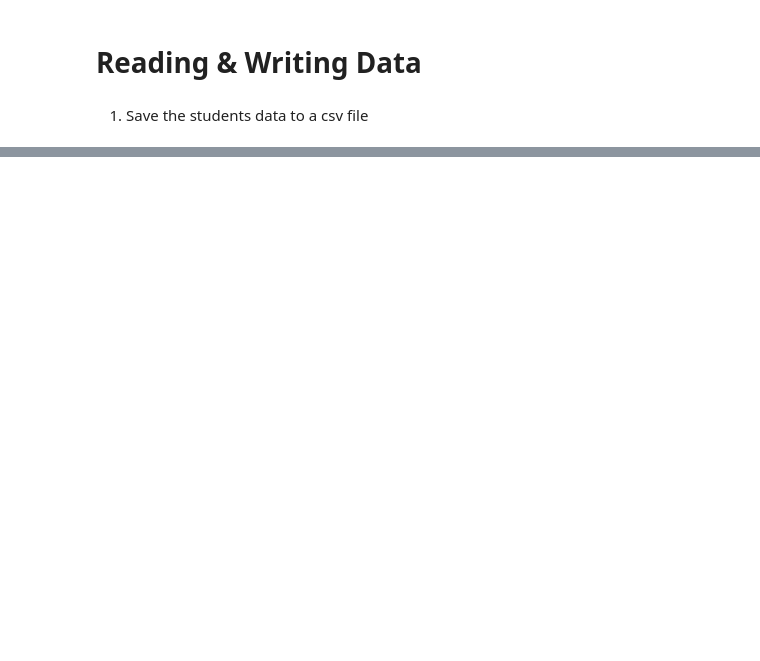
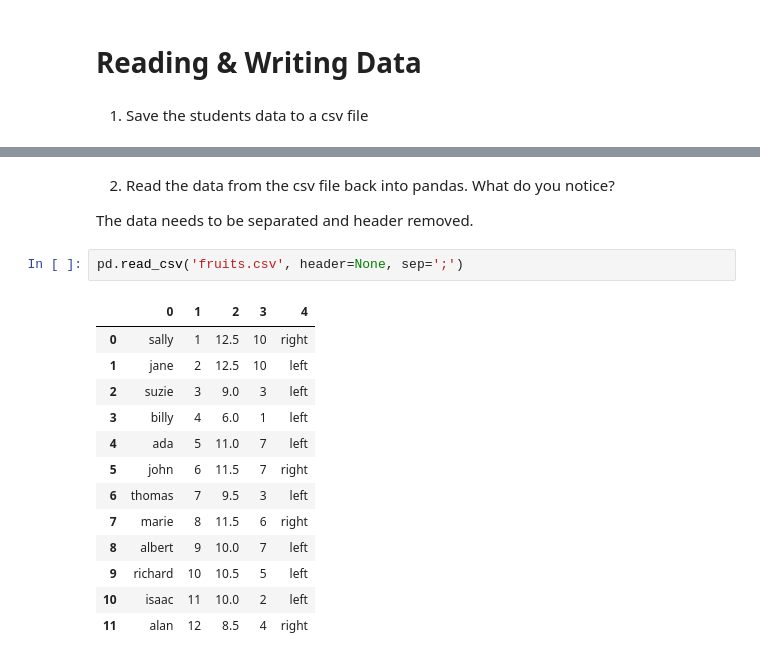
Before and after one commit to matthewzapata/python-exercises, a Jupyter notebook: pandas_mini_exercises.ipynb, the cells around one changed output, grey strips where cells are left out. Drawn from its saved outputs; the diff is of its cells as text; blank space fills up the shorter version.

Commit message:
Finished 4.8 pandas exercises

```diff
--- a/pandas_mini_exercises.ipynb
+++ b/pandas_mini_exercises.ipynb
@@ -340,0 +375,20 @@ students.plot.scatter('shoe_size', 'fave_num')
+# %% [markdown]
+2) Read the data from the csv file back into pandas. What do you notice?
+
+The data needs to be separated and header removed.
+# %%
+pd.read_csv('fruits.csv', header=None, sep=';')
+# %% [output]
+|  | 0 | 1 | 2 | 3 | 4 |
+| 0 | sally | 1 | 12.5 | 10 | right |
+| 1 | jane | 2 | 12.5 | 10 | left |
+| 2 | suzie | 3 | 9.0 | 3 | left |
+| 3 | billy | 4 | 6.0 | 1 | left |
+| 4 | ada | 5 | 11.0 | 7 | left |
+| 5 | john | 6 | 11.5 | 7 | right |
+| 6 | thomas | 7 | 9.5 | 3 | left |
+| 7 | marie | 8 | 11.5 | 6 | right |
+| 8 | albert | 9 | 10.0 | 7 | left |
+| 9 | richard | 10 | 10.5 | 5 | left |
+| 10 | isaac | 11 | 10.0 | 2 | left |
+| 11 | alan | 12 | 8.5 | 4 | right |
```
Also changed, not shown: parts of 27 cells of this notebook, 1 other file.
